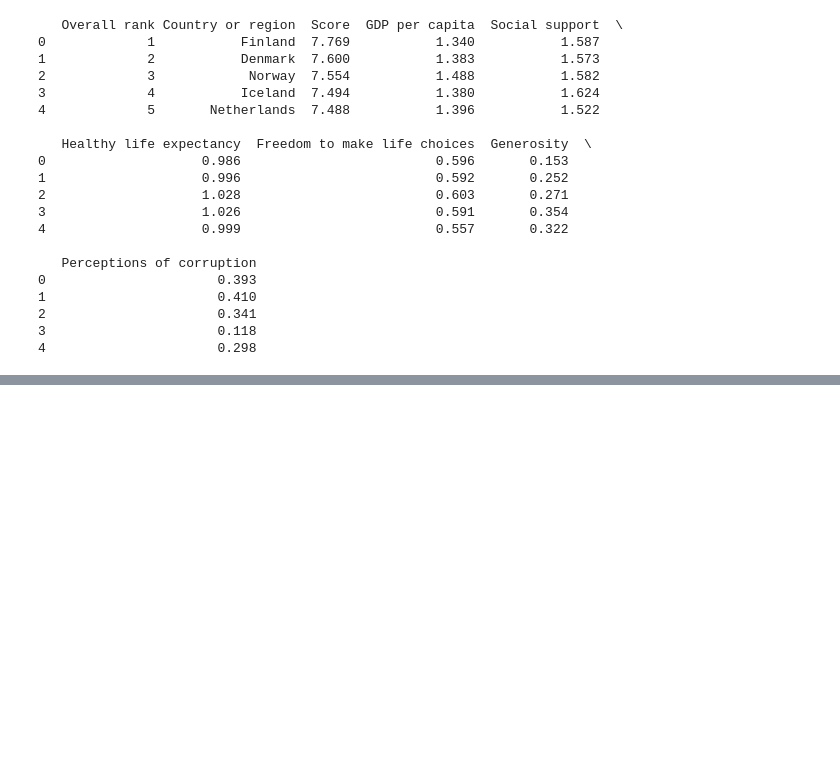
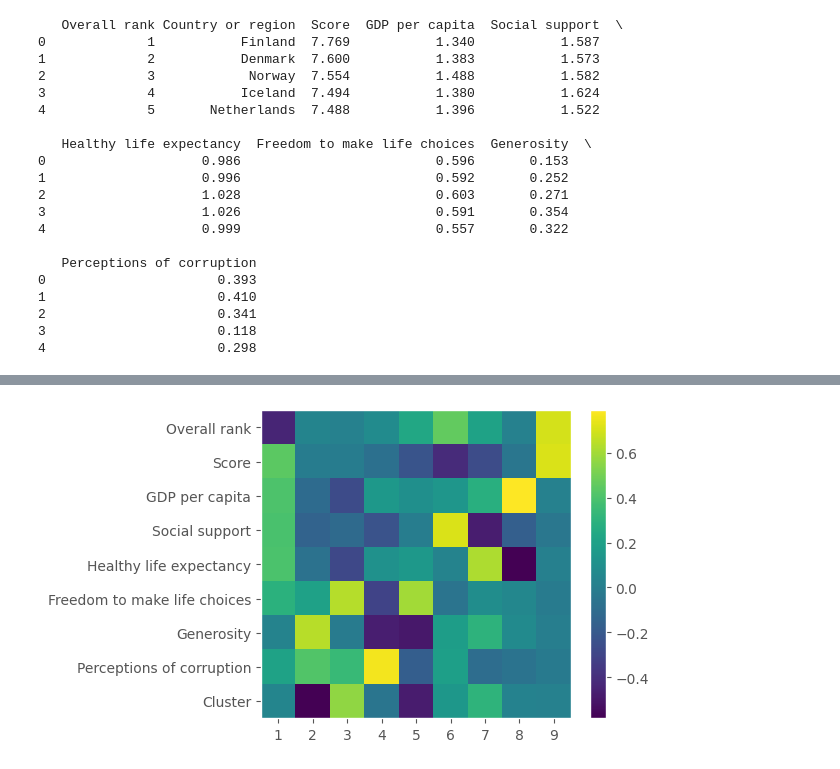
Before and after one commit to jardilam/M-dulo-T-cnico, a Jupyter notebook: PCA.ipynb, the cells around one changed output, grey strips where cells are left out. Drawn from its saved outputs; the diff is of its cells as text; code cells hidden in the pictures; blank space fills up the shorter version.

```diff
--- a/PCA.ipynb
+++ b/PCA.ipynb
@@ -144,0 +321,18 @@ Perceptions of corruption                      1.000000
+# %%
+# Gráficos
+style.use("ggplot") or plt.style.use("ggplot")
+# Preprocesado y modelado
+from sklearn.preprocessing import StandardScaler
+from sklearn.preprocessing import scale
+from sklearn.pipeline import make_pipeline
+# %%
+# Entrenamiento modelo PCA con escalado de los datos
+# Seleccionar unicamente las características numéricas para PCA
+numeric_features = df.select_dtypes(include=np.number).columns
+x_numeric = df[numeric_features]
+
+pca_pipe = make_pipeline(StandardScaler(), PCA())
+pca_pipe.fit(x_numeric)
+
+# Se extrae el modelo entrenado del pipeline
+modelo_pca = pca_pipe.named_steps["pca"]
@@ -144,0 +357,12 @@ Perceptions of corruption                      1.000000
+# %%
+# Componentes del mapa de calor
+
+fig, ax = plt.subplots(nrows=1, ncols=1, figsize=(5, 4))
+componentes = modelo_pca.components_
+plt.imshow(componentes.T, cmap='viridis', aspect='auto')
+plt.yticks(range(len(x_numeric.columns)), x_numeric.columns) # Use numeric columns
+plt.xticks(range(modelo_pca.n_components_), np.arange(modelo_pca.n_components_) + 1) # Match ticks and labels
+plt.grid(False)
+plt.colorbar();
+# %% [output]
+[figure, added]
```
Also changed, not shown: parts of 21 cells of this notebook.
